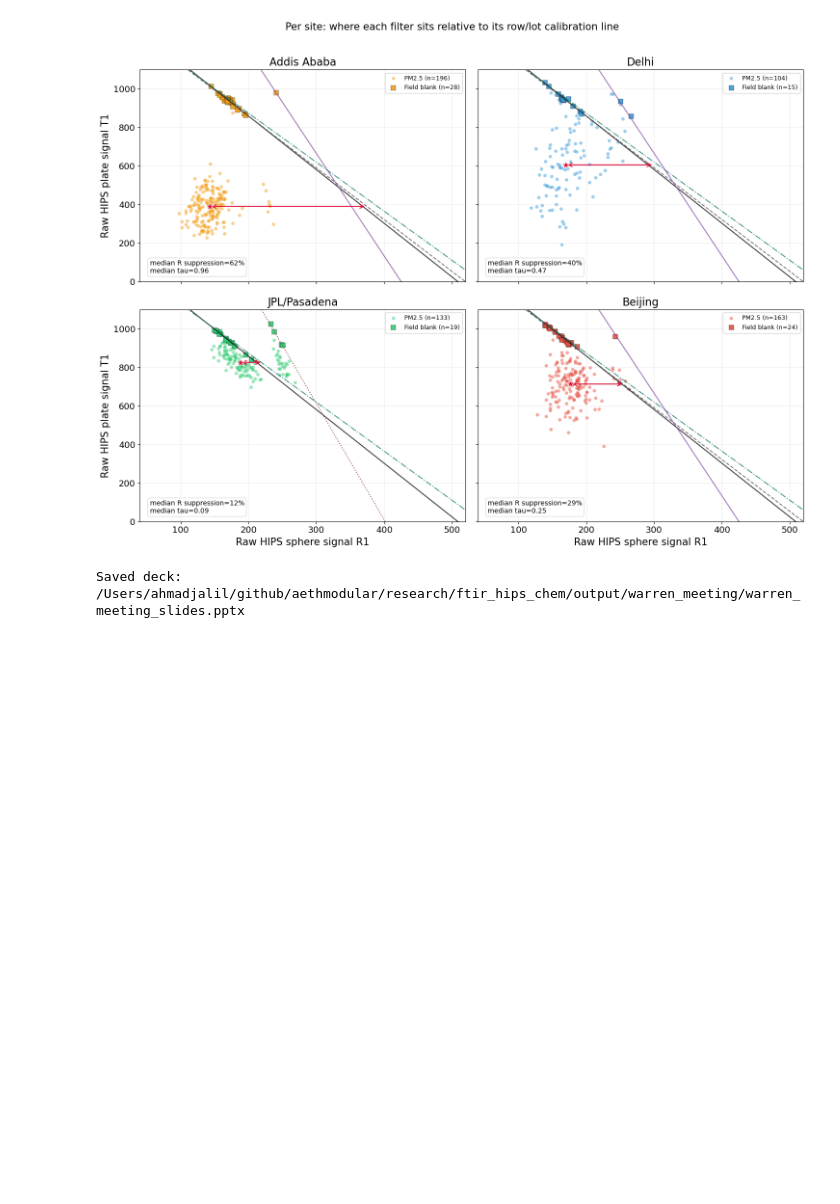
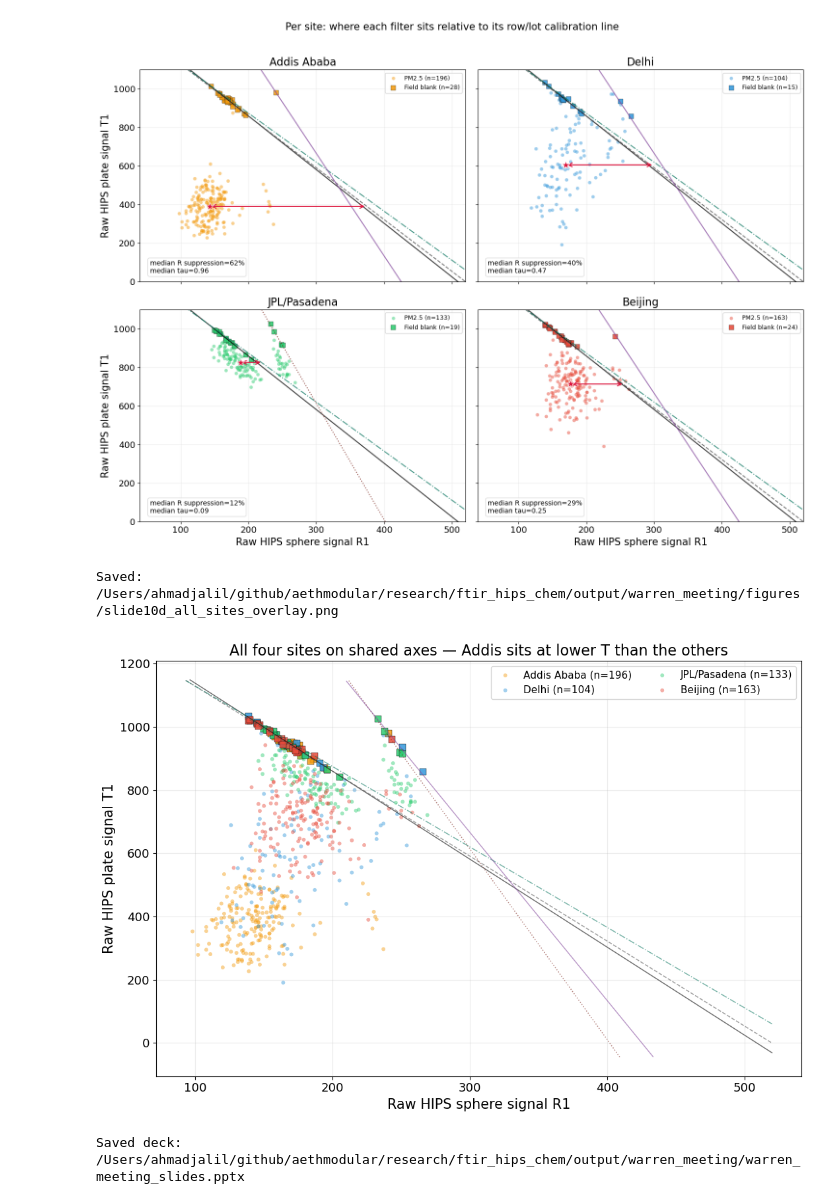
Before and after one commit to ahzs645/aethmodular, a Jupyter notebook: research/ftir_hips_chem/warren_meeting_slides.ipynb, the cells around one changed output. Saved outputs shown, nothing was run; the diff lists cells and outputs as text; code cells hidden in the pictures; blank space fills up the shorter version.

```diff
--- a/research/ftir_hips_chem/warren_meeting_slides.ipynb
+++ b/research/ftir_hips_chem/warren_meeting_slides.ipynb
@@ -832,6 +832,36 @@ plt.show()
 # %% [output]
 Saved: /Users/ahmadjalil/github/aethmodular/research/ftir_hips_chem/output/warren_meeting/figures/slide10c_site_panels.png
 [figure]
+# %%
+# ── Slide 10d: all four sites overlaid on the same axes ─────────────────────
+fig, ax = plt.subplots(figsize=(11, 7.5))
+for site in SITE_ORDER:
+    color = SITE_COLORS[site]
+    site_df = hips_geom[hips_geom['SiteName'] == site]
+    samples = site_df[site_df['FilterType'] == 'PM2.5']
+    blanks = site_df[site_df['FilterType'] == 'FB']
+    ax.scatter(samples['R1'], samples['T1'], s=18, color=color, alpha=0.45,
+               edgecolor='none', label=f'{SITE_LABELS[site]} (n={len(samples)})')
+    if not blanks.empty:
+        ax.scatter(blanks['R1'], blanks['T1'], s=42, color=color, marker='s',
+                   alpha=0.85, edgecolor='black', linewidth=0.35)
+for _, row in calibration_lines.iterrows():
+    line_color, ls = line_style_map[row['CoefPair']]
+    t_line = row['Intercept'] + row['Slope'] * r_line
+    visible = (t_line >= -50) & (t_line <= 1150)
+    ax.plot(r_line[visible], t_line[visible], color=line_color, ls=ls,
+            lw=1.1, alpha=0.55)
+ax.set_xlabel('Raw HIPS sphere signal R1')
+ax.set_ylabel('Raw HIPS plate signal T1')
+ax.set_title('All four sites on shared axes — Addis sits at lower T than the others')
+ax.grid(alpha=0.25)
+ax.legend(loc='upper right', fontsize=11, frameon=True, ncol=2)
+fig.tight_layout()
+save_fig(fig, 'slide10d_all_sites_overlay')
+plt.show()
+# %% [output]
+Saved: /Users/ahmadjalil/github/aethmodular/research/ftir_hips_chem/output/warren_meeting/figures/slide10d_all_sites_overlay.png
+[figure, added]
 # %%
 # Assemble the pptx by delegating to the standalone script.
 # Edit slide layout / order in `scripts/build_warren_meeting_deck.py`,
```
Also changed, not shown: 1 other file.
